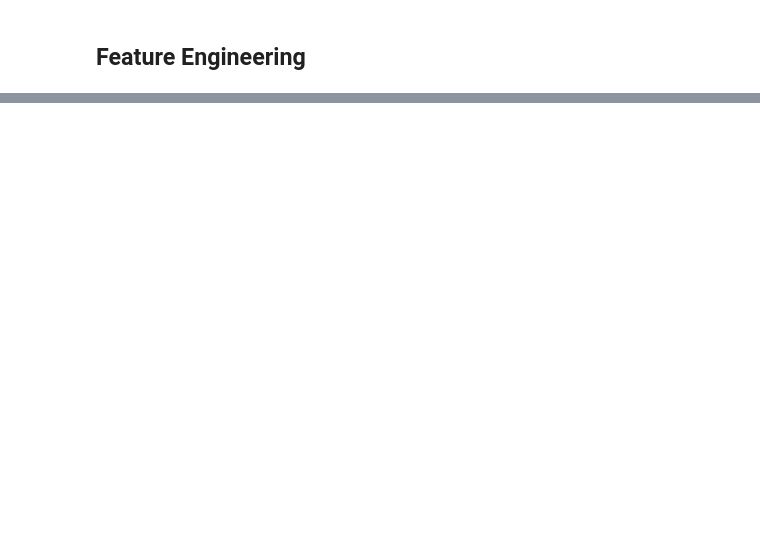
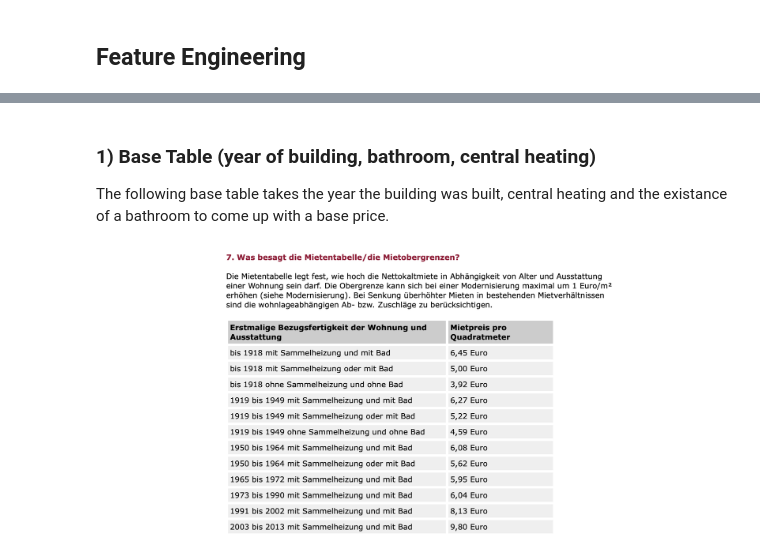
Before and after one commit to feliche93/berlin_rental_prices, a Jupyter notebook: berlin_rental_prices/berlin_rental_prices/data_analysis.ipynb, the cells around one changed output, grey strips where cells are left out. Saved outputs shown, nothing was run; the diff lists cells and outputs as text; code cells hidden in the pictures; blank space fills up the shorter version.

```diff
--- a/berlin_rental_prices/berlin_rental_prices/data_analysis.ipynb
+++ b/berlin_rental_prices/berlin_rental_prices/data_analysis.ipynb
@@ -461,0 +459,7 @@ data
+# %% [markdown]
+### 1) Base Table (year of building, bathroom, central heating)
+The following base table takes the year the building was built, central heating and the existance of a bathroom to come up with a base price.
+# %%
+Image("img/mietentabelle.png")
+# %% [output]
+[figure, added]
```
Also changed, not shown: parts of 78 cells of this notebook, 18 other files.
